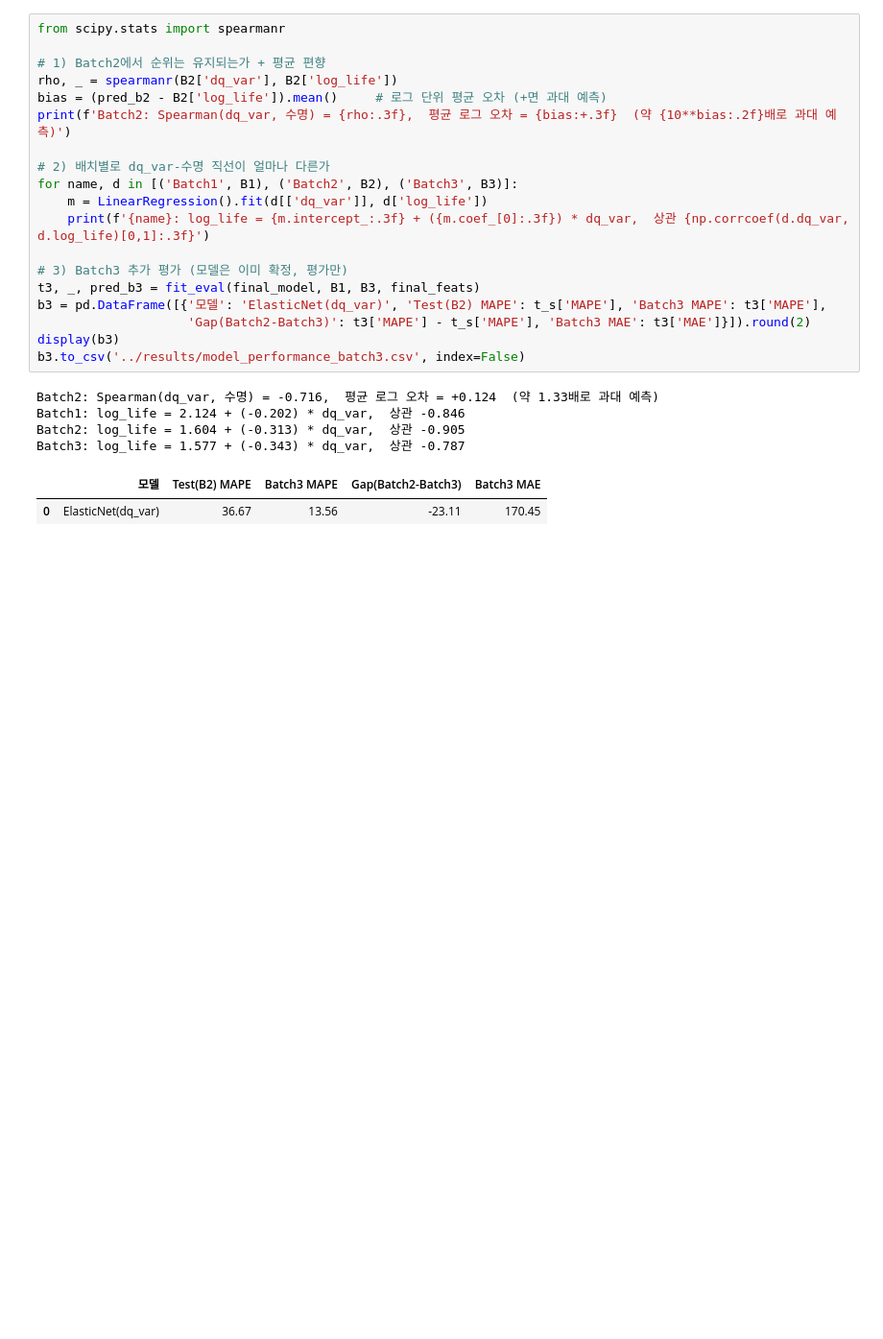
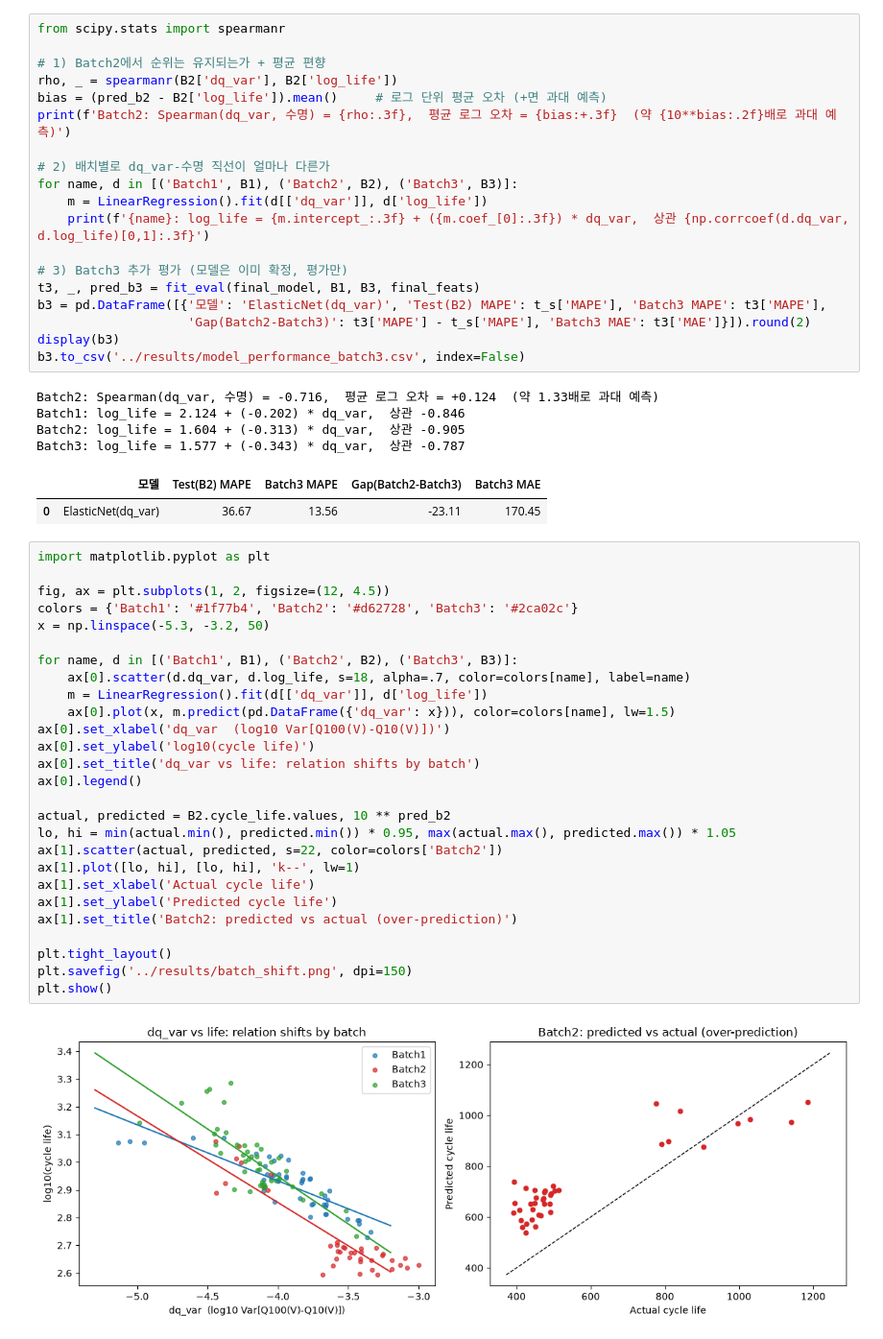
Before and after one commit to bae-bong/ess-battery-project, a Jupyter notebook: notebooks/03_modeling.ipynb, the cells around one changed output. Shown at 96% size. Cells and saved outputs as stored; diff of their text form; blank space fills up the shorter version.

Commit message:
feat: Batch3 평가와 배치 효과 분석 그림 추가

```diff
--- a/notebooks/03_modeling.ipynb
+++ b/notebooks/03_modeling.ipynb
@@ -319,3 +319,32 @@ Batch2: log_life = 1.604 + (-0.313) * dq_var,  상관 -0.905
 Batch3: log_life = 1.577 + (-0.343) * dq_var,  상관 -0.787
 |  | 모델 | Test(B2) MAPE | Batch3 MAPE | Gap(Batch2-Batch3) | Batch3 MAE |
 | 0 | ElasticNet(dq_var) | 36.67 | 13.56 | -23.11 | 170.45 |
+# %%
+import matplotlib.pyplot as plt
+
+fig, ax = plt.subplots(1, 2, figsize=(12, 4.5))
+colors = {'Batch1': '#1f77b4', 'Batch2': '#d62728', 'Batch3': '#2ca02c'}
+x = np.linspace(-5.3, -3.2, 50)
+
+for name, d in [('Batch1', B1), ('Batch2', B2), ('Batch3', B3)]:
+    ax[0].scatter(d.dq_var, d.log_life, s=18, alpha=.7, color=colors[name], label=name)
+    m = LinearRegression().fit(d[['dq_var']], d['log_life'])
+    ax[0].plot(x, m.predict(pd.DataFrame({'dq_var': x})), color=colors[name], lw=1.5)
+ax[0].set_xlabel('dq_var  (log10 Var[Q100(V)-Q10(V)])')
+ax[0].set_ylabel('log10(cycle life)')
+ax[0].set_title('dq_var vs life: relation shifts by batch')
+ax[0].legend()
+
+actual, predicted = B2.cycle_life.values, 10 ** pred_b2
+lo, hi = min(actual.min(), predicted.min()) * 0.95, max(actual.max(), predicted.max()) * 1.05
+ax[1].scatter(actual, predicted, s=22, color=colors['Batch2'])
+ax[1].plot([lo, hi], [lo, hi], 'k--', lw=1)
+ax[1].set_xlabel('Actual cycle life')
+ax[1].set_ylabel('Predicted cycle life')
+ax[1].set_title('Batch2: predicted vs actual (over-prediction)')
+
+plt.tight_layout()
+plt.savefig('../results/batch_shift.png', dpi=150)
+plt.show()
+# %% [output]
+[figure, added]
```
Also changed, not shown: 1 other file.
